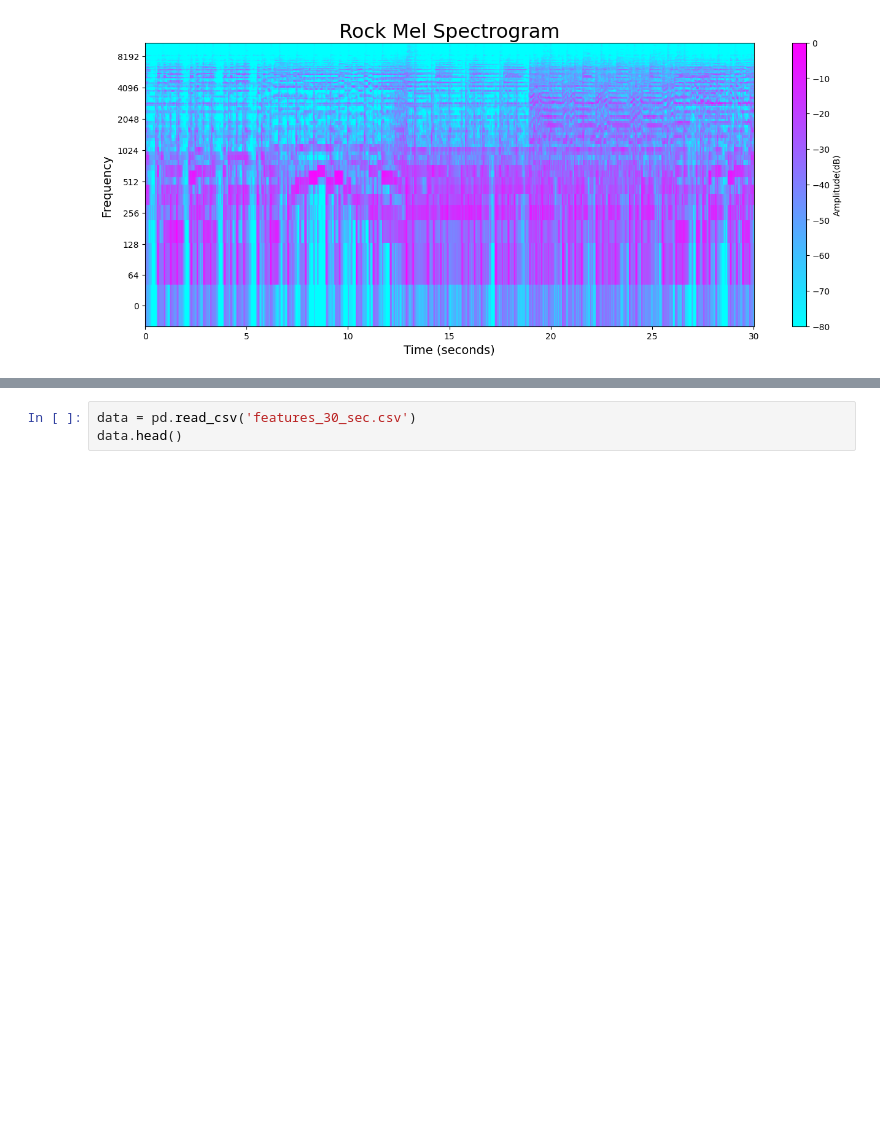
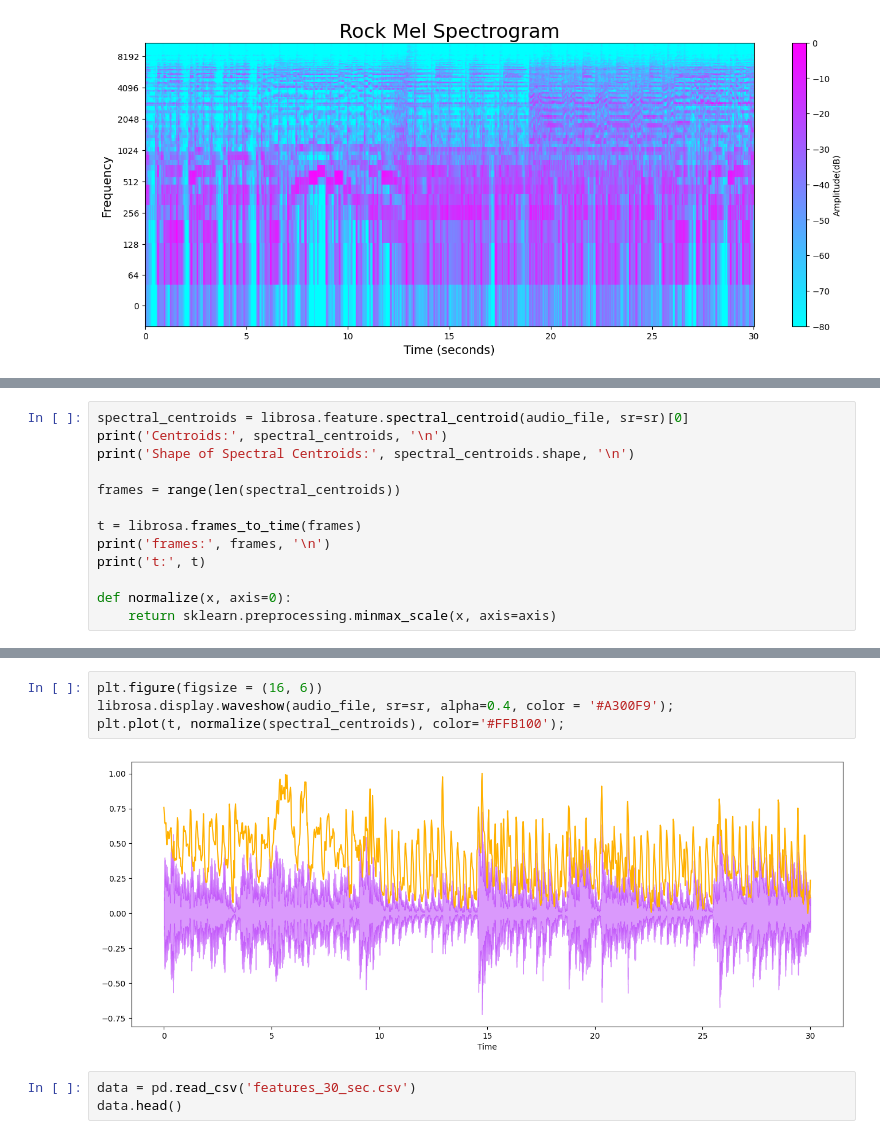
Before and after one commit to ezgisubasii/MusicGenreClassification, a Jupyter notebook: MusicGenreClassification.ipynb, the cells around one changed output, grey strips where cells are left out. Drawn from its saved outputs; the diff is of its cells as text; blank space fills up the shorter version.

```diff
--- a/MusicGenreClassification.ipynb
+++ b/MusicGenreClassification.ipynb
@@ -186,0 +200,13 @@ plt.show()
+# %%
+spectral_centroids = librosa.feature.spectral_centroid(audio_file, sr=sr)[0]
+print('Centroids:', spectral_centroids, '\n')
+print('Shape of Spectral Centroids:', spectral_centroids.shape, '\n')
+
+frames = range(len(spectral_centroids))
+
+t = librosa.frames_to_time(frames)
+print('frames:', frames, '\n')
+print('t:', t)
+
+def normalize(x, axis=0):
+    return sklearn.preprocessing.minmax_scale(x, axis=axis)
@@ -187,3 +223,9 @@ plt.show()
+# %%
+plt.figure(figsize = (16, 6))
+librosa.display.waveshow(audio_file, sr=sr, alpha=0.4, color = '#A300F9');
+plt.plot(t, normalize(spectral_centroids), color='#FFB100');
+# %% [output]
+[figure, added]
 # %%
 data = pd.read_csv('features_30_sec.csv')
 data.head()
```
Also changed, not shown: parts of 7 cells of this notebook.
